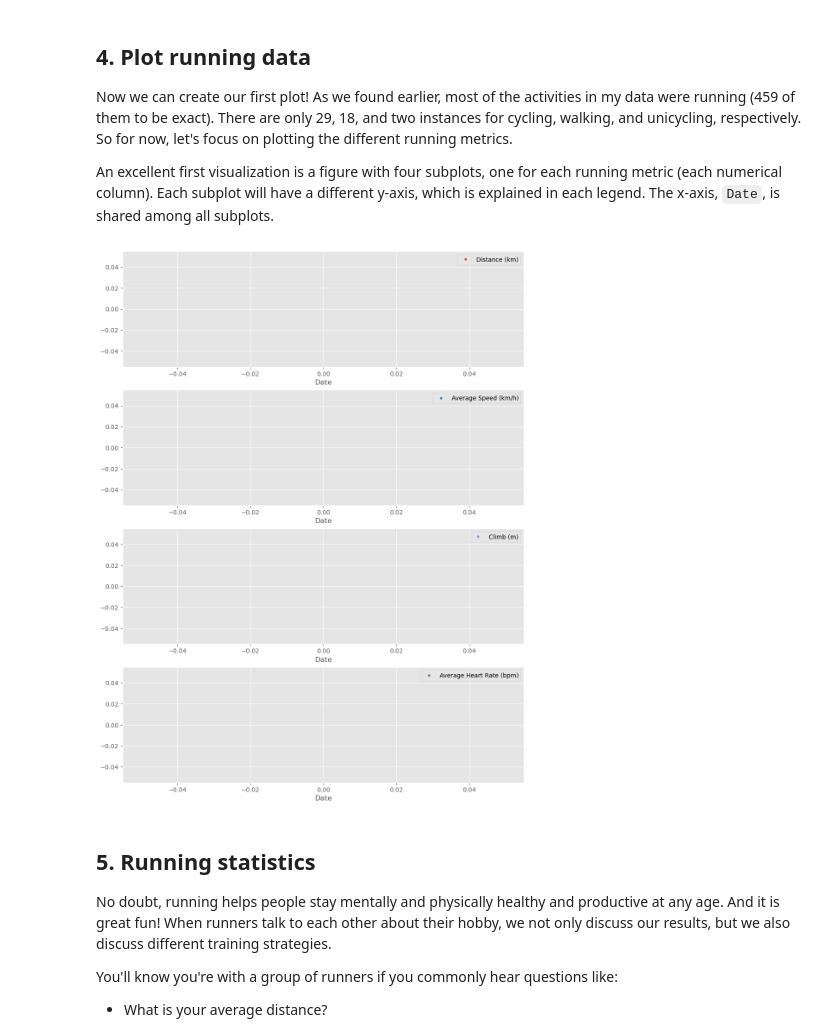
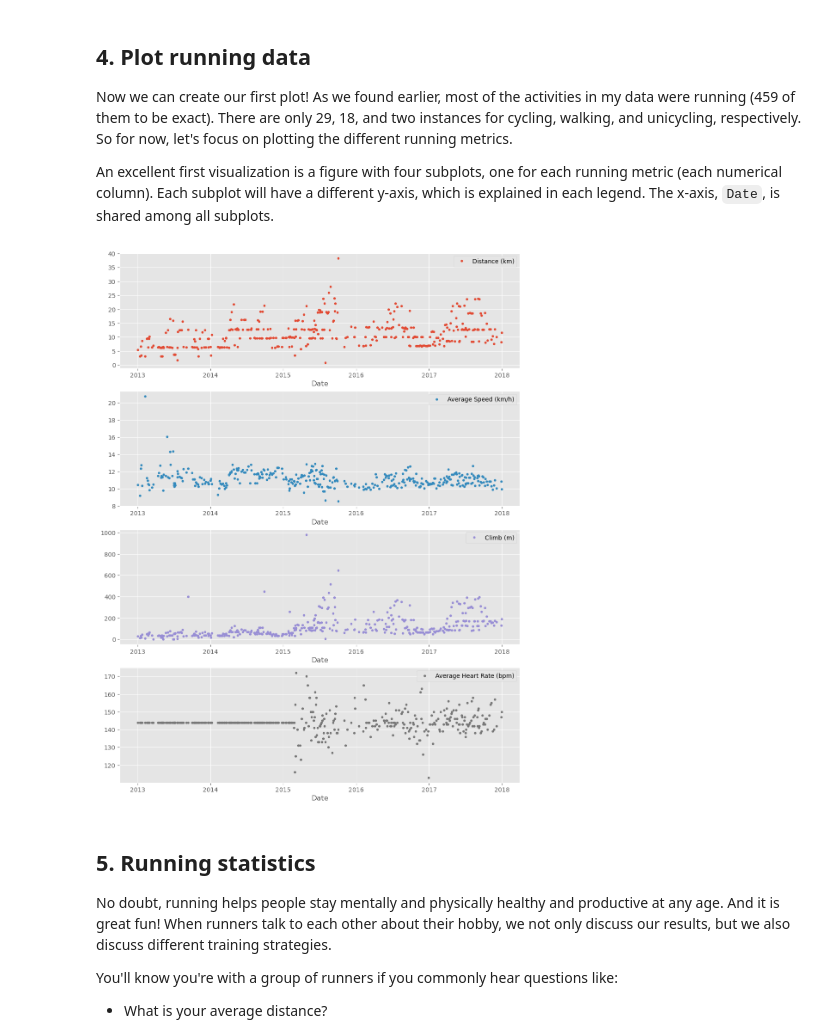
Before and after one commit to Oumaima-Esghir/Analyze-Your-Runkeeper-Fitness-Data, a Jupyter notebook: notebook.ipynb, the cells around one changed output. Cells and saved outputs as stored; diff of their text form; code cells hidden in the pictures.

```diff
--- a/notebook.ipynb
+++ b/notebook.ipynb
@@ -123,28 +127,21 @@ dtype: int64
 <p>An excellent first visualization is a figure with four subplots, one for each running metric (each numerical column). Each subplot will have a different y-axis, which is explained in each legend. The x-axis, <code>Date</code>, is shared among all subplots.</p>
 # %%
 %matplotlib inline
-
 # Import matplotlib, set style and ignore warning
 import matplotlib.pyplot as plt
 %matplotlib inline
 import warnings
 plt.style.use('ggplot')
-warnings.filterwarnings(
-    action='ignore', module='matplotlib.figure', category=UserWarning,
-    message=('This figure includes Axes that are not compatible with tight_layout, so results might be incorrect.')
-)
-
+warnings.filterwarnings(action='ignore', module='matplotlib.figure', category=UserWarning,message=('This figure includes Axes that are not compatible with tight_layout, so results might be incorrect.'))
 # Prepare data subsetting period from 2013 till 2018
-runs_subset_2013_2018 = df_run['2018':'2013']
-
+runs_subset_2013_2018 =  df_run[(df_run.index <= '2018') & (df_run.index>='2013')]
 # Create, plot and customize in one step
 runs_subset_2013_2018.plot(subplots=True,sharex=False,figsize=(12,16),linestyle='none',marker='o',markersize=3,)
-
 # Show plot
 # ... YOUR CODE FOR TASK 4 ...
 plt.show()
 # %% [output]
-[figure, old version]
+[figure, new version]
 # %% [markdown]
 ## 5. Running statistics
 <p>No doubt, running helps people stay mentally and physically healthy and productive at any age. And it is great fun! When runners talk to each other about their hobby, we not only discuss our results, but we also discuss different training strategies. </p>
```
Also changed, not shown: parts of 7 cells of this notebook, 1 other file.
